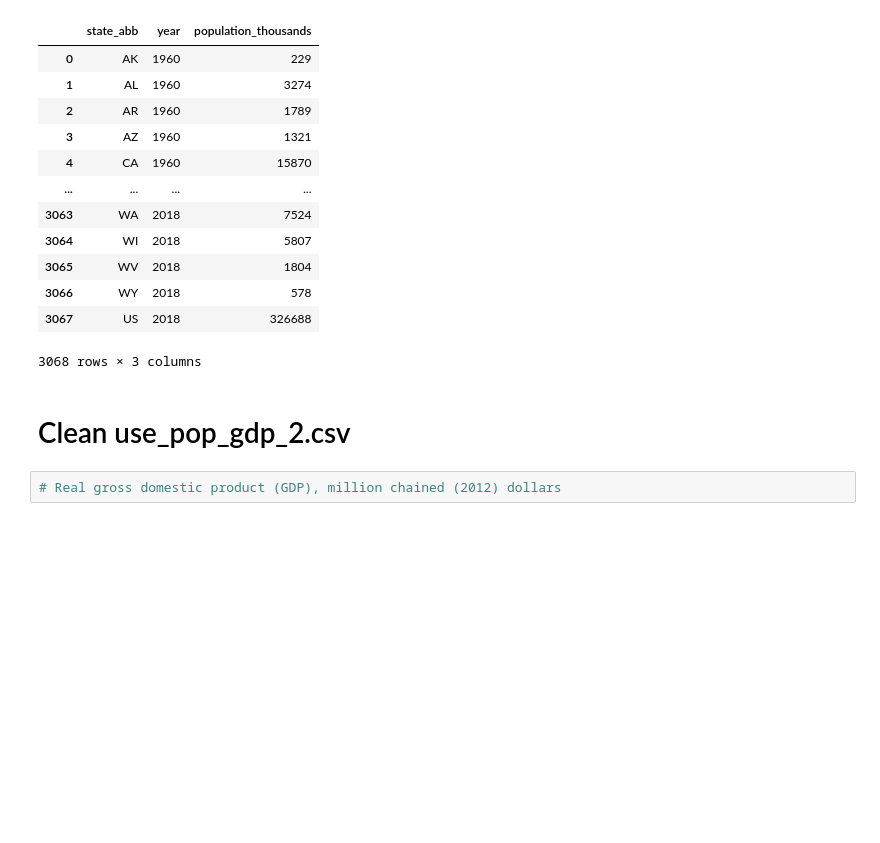
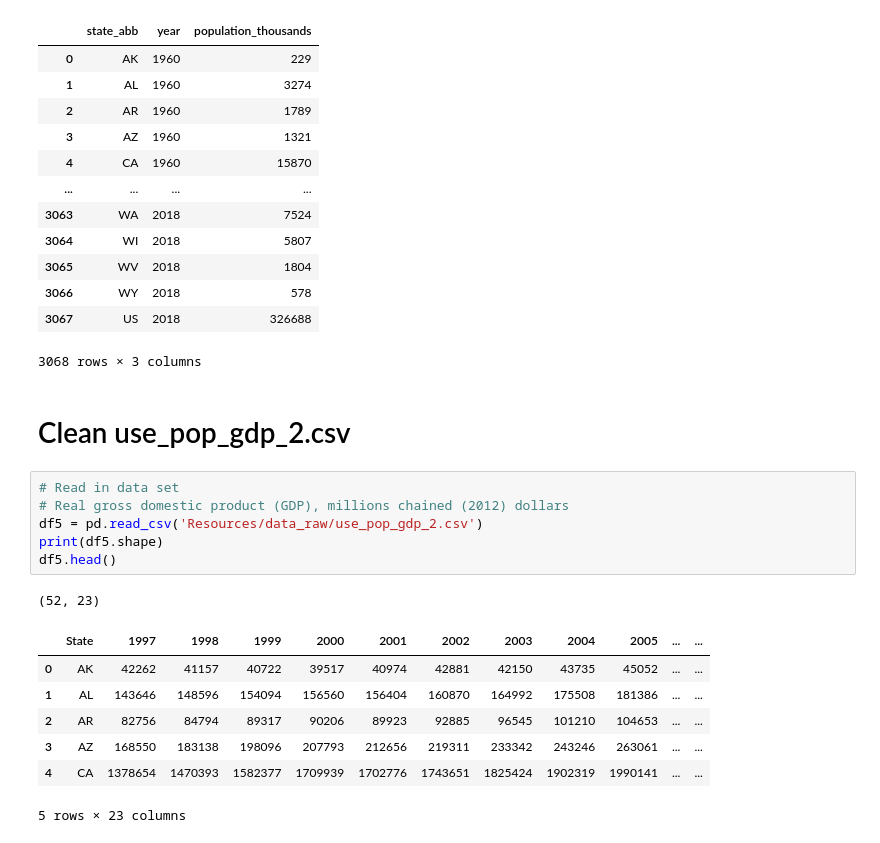
Before and after one commit to irenedepacina/final_project, a Jupyter notebook: ETL.ipynb, the cells around one changed output. Cells and saved outputs as stored; diff of their text form; blank space fills up the shorter version.

```diff
--- a/ETL.ipynb
+++ b/ETL.ipynb
@@ -279,4 +279,17 @@ df4
 # %% [markdown]
 # Clean use_pop_gdp_2.csv
 # %%
-# Real gross domestic product (GDP), million chained (2012) dollars
+# Read in data set
+# Real gross domestic product (GDP), millions chained (2012) dollars
+df5 = pd.read_csv('Resources/data_raw/use_pop_gdp_2.csv')
+print(df5.shape)
+df5.head()
+# %% [output]
+(52, 23)
+|  | State | 1997 | 1998 | 1999 | 2000 | 2001 | 2002 | 2003 | 2004 | 2005 | ... | ... |
+| 0 | AK | 42262 | 41157 | 40722 | 39517 | 40974 | 42881 | 42150 | 43735 | 45052 | ... | ... |
+| 1 | AL | 143646 | 148596 | 154094 | 156560 | 156404 | 160870 | 164992 | 175508 | 181386 | ... | ... |
+| 2 | AR | 82756 | 84794 | 89317 | 90206 | 89923 | 92885 | 96545 | 101210 | 104653 | ... | ... |
+| 3 | AZ | 168550 | 183138 | 198096 | 207793 | 212656 | 219311 | 233342 | 243246 | 263061 | ... | ... |
+| 4 | CA | 1378654 | 1470393 | 1582377 | 1709939 | 1702776 | 1743651 | 1825424 | 1902319 | 1990141 | ... | ... |
+5 rows × 23 columns
```
Also changed, not shown: parts of 3 cells of this notebook, 1 other file.
